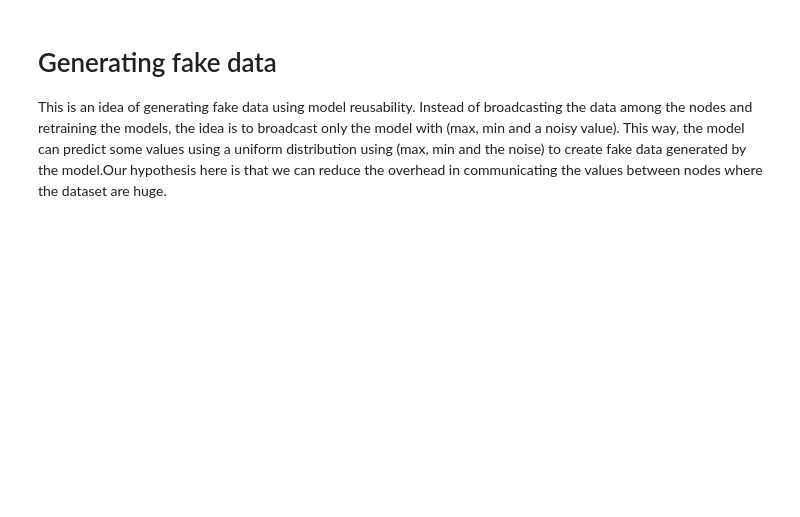
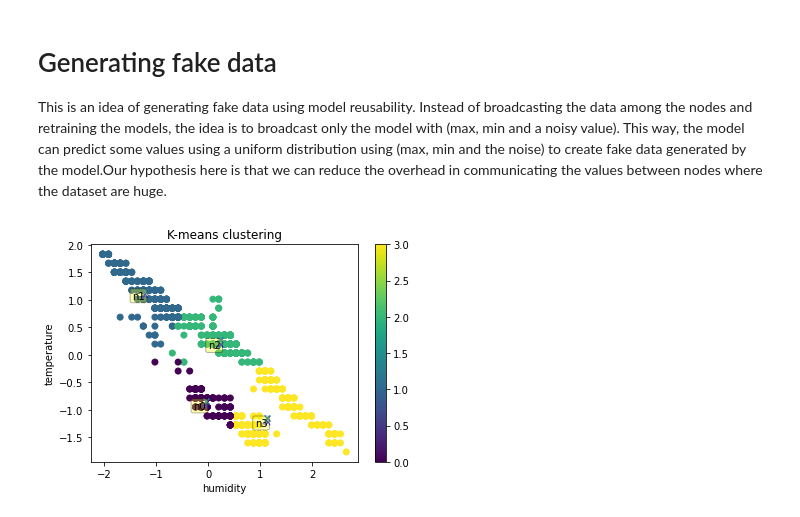
Before and after one commit to JordiMateoUdL/Model-reusability-on-the-edge, a Jupyter notebook: notebooks/Generating fake data.ipynb, the cells around one changed output. Drawn from its saved outputs; the diff is of its cells as text; code cells hidden in the pictures; blank space fills up the shorter version.

```diff
--- a/notebooks/Generating fake data.ipynb
+++ b/notebooks/Generating fake data.ipynb
@@ -162,25 +164,28 @@ def plot_nodes(dataset,centroids,x_name,y_name,kmeans):
 # %%
 home_dir = '../datasets'
 dataset = 'GNFUV-USV-Dataset'
 
 # This variable contains the name of the columns and represents the variables we want to study
-xvar='temperature'
-yvar='humidity'
+yvar='temperature'
+xvar='humidity'
 target_columns=[xvar,yvar]
 
 # D represents the global dataset (all the points).
 D = generate_dataset(home_dir,dataset)
 
 from sklearn.preprocessing import StandardScaler
 
 standaritzation = StandardScaler()
 standaritzation.fit(D[target_columns])
 scaled=standaritzation.transform(D[target_columns])
 D_Scaled = D.copy()
 D_Scaled[target_columns] = scaled
 
-K=7
+K=4
 centroids,D_,kmeans = generate_data(D_Scaled,K,xvar,yvar)
+plot_nodes(D_Scaled,centroids,xvar,yvar,kmeans)
+# %% [output]
+[figure, added]
 # %%
 index_model=0
 models={}
```
Also changed, not shown: parts of 8 cells of this notebook, 6 other files.
